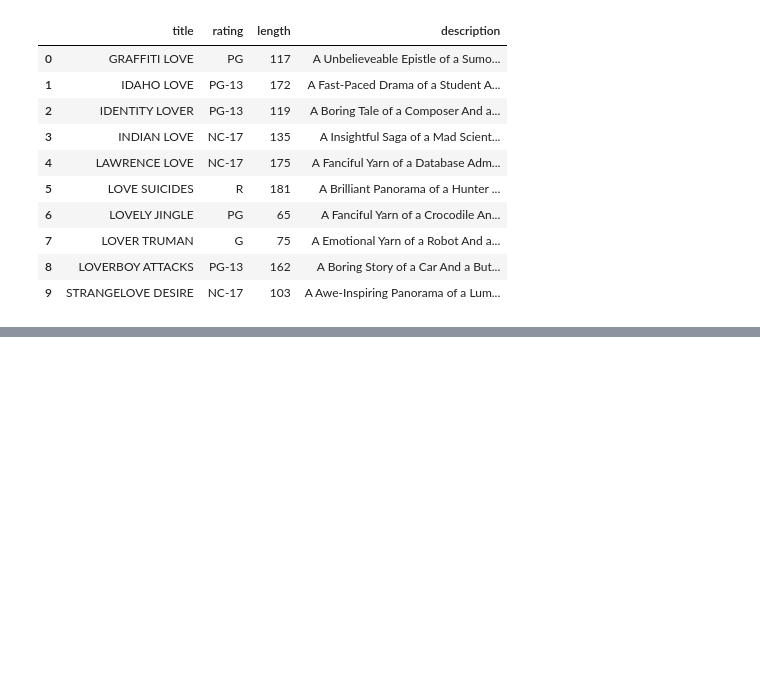
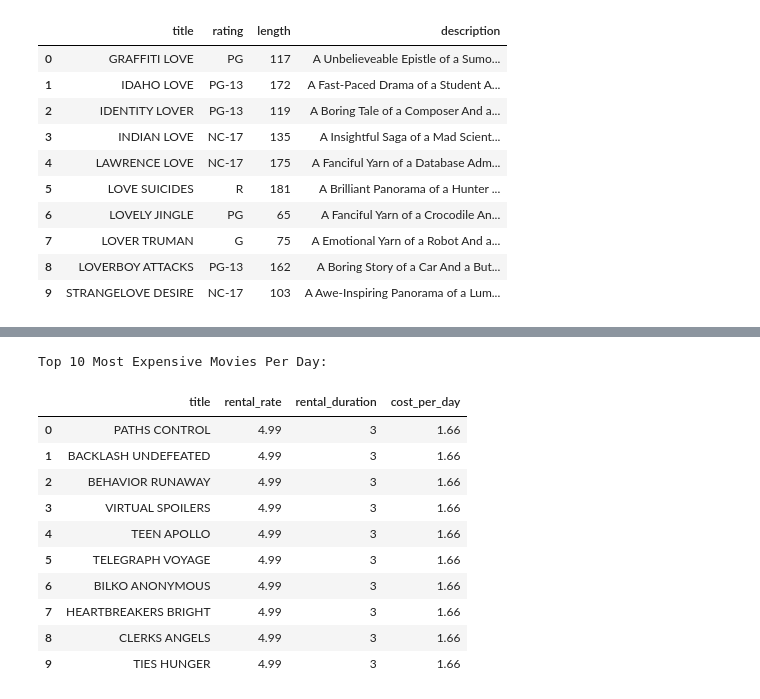
Before and after one commit to JohnnyHyytiainen/lab_sql_DE25_johnny_hyytiainen, a Jupyter notebook: notebooks/lab_sql_sakila_EDA.ipynb, the cells around one changed output, grey strips where cells are left out. Cells and saved outputs as stored; diff of their text form; code cells hidden in the pictures; blank space fills up the shorter version.

```diff
--- a/notebooks/lab_sql_sakila_EDA.ipynb
+++ b/notebooks/lab_sql_sakila_EDA.ipynb
@@ -149,0 +266,30 @@ df_c
+# %%
+# Kod: Engelska
+# Kommentarer: Svenska
+# Solution 2/2. By using the .head(10) function in Pandas.
+query_d = """
+SELECT
+    title,
+    rental_rate,
+    rental_duration,
+    ROUND(CAST(rental_rate AS DOUBLE) / rental_duration, 2) AS cost_per_day
+FROM staging.film
+ORDER BY cost_per_day DESC
+"""
+df_d = con.sql(query_d).df()
+
+print("Top 10 Most Expensive Movies Per Day:")
+df_d.head(10)
+# %% [output]
+Top 10 Most Expensive Movies Per Day:
+|  | title | rental_rate | rental_duration | cost_per_day |
+| 0 | PATHS CONTROL | 4.99 | 3 | 1.66 |
+| 1 | BACKLASH UNDEFEATED | 4.99 | 3 | 1.66 |
+| 2 | BEHAVIOR RUNAWAY | 4.99 | 3 | 1.66 |
+| 3 | VIRTUAL SPOILERS | 4.99 | 3 | 1.66 |
+| 4 | TEEN APOLLO | 4.99 | 3 | 1.66 |
+| 5 | TELEGRAPH VOYAGE | 4.99 | 3 | 1.66 |
+| 6 | BILKO ANONYMOUS | 4.99 | 3 | 1.66 |
+| 7 | HEARTBREAKERS BRIGHT | 4.99 | 3 | 1.66 |
+| 8 | CLERKS ANGELS | 4.99 | 3 | 1.66 |
+| 9 | TIES HUNGER | 4.99 | 3 | 1.66 |
```
Also changed, not shown: parts of 27 cells of this notebook.
